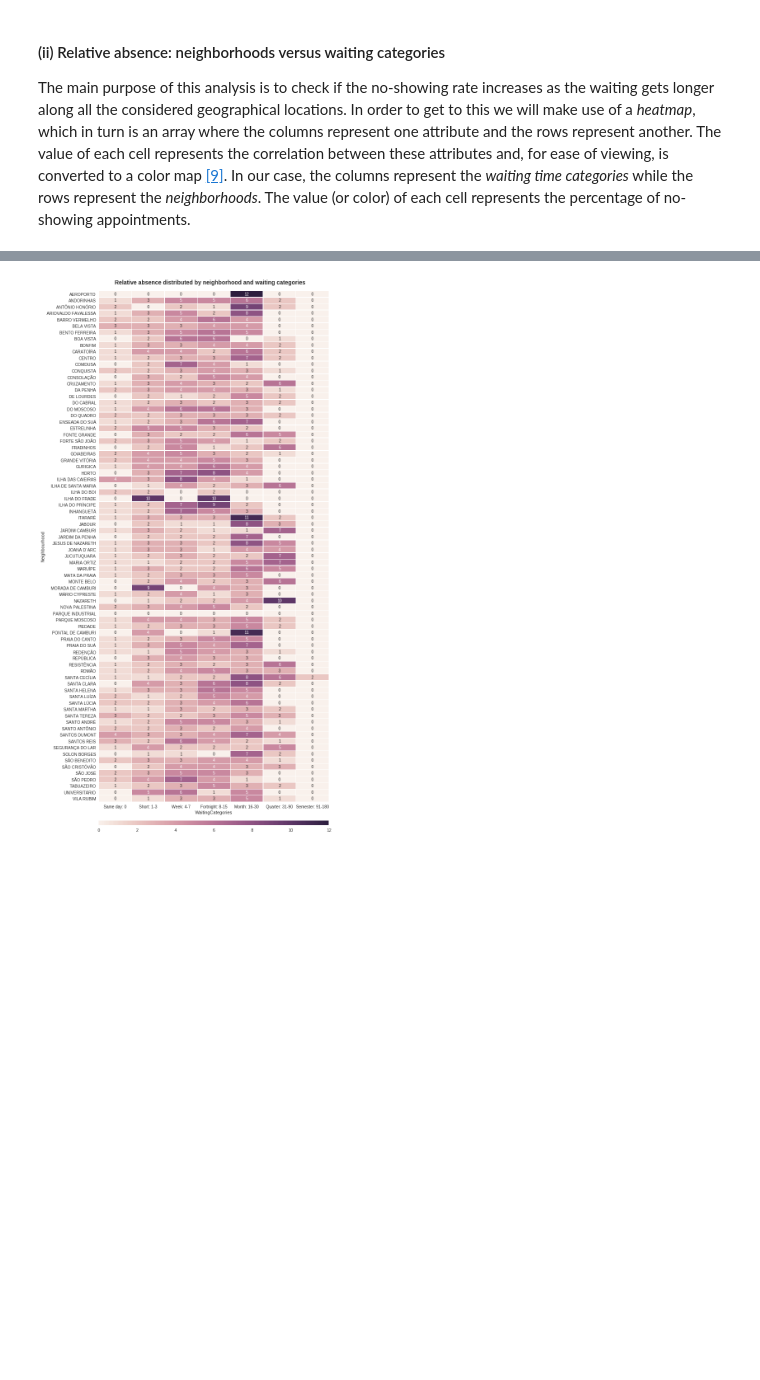
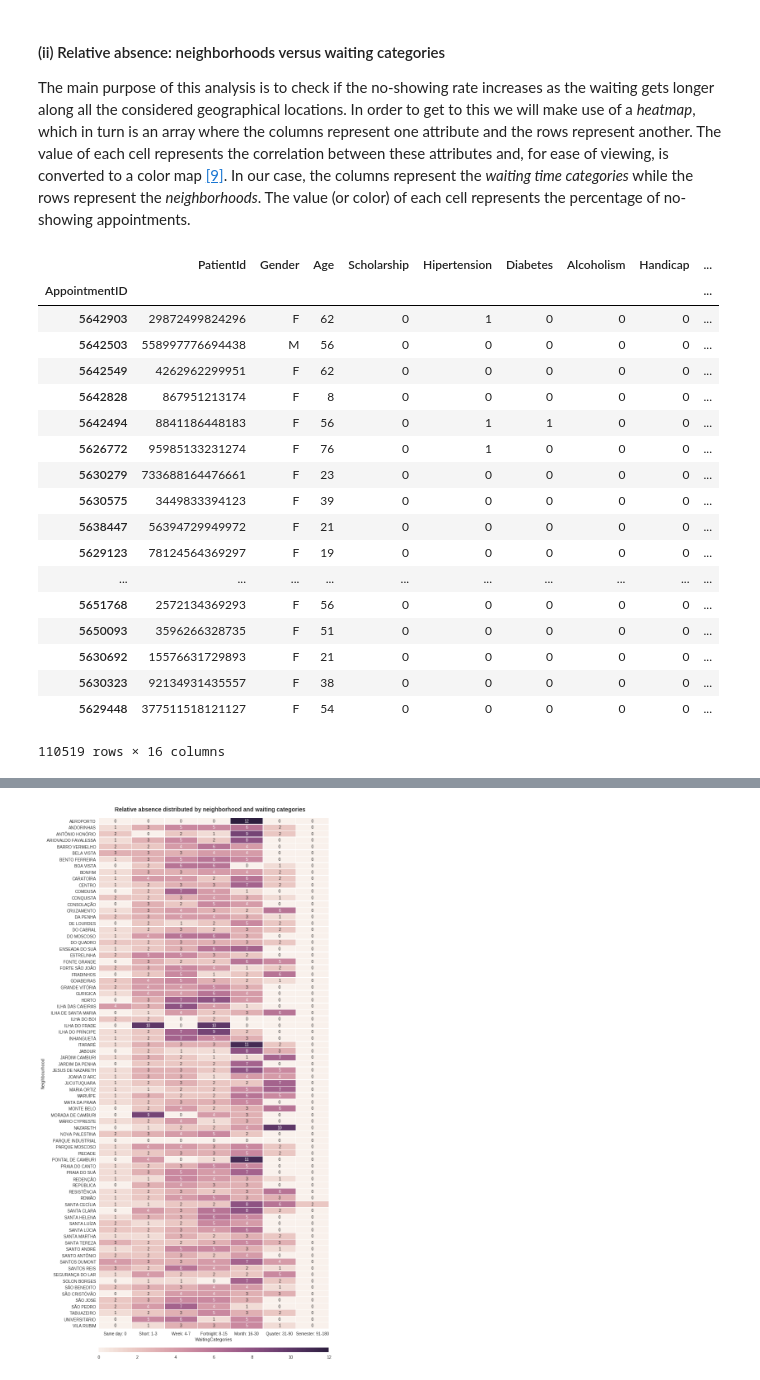
Before and after one commit to tbnsilveira/DAND-IntroDataAnalysis, a Jupyter notebook: tbnsilveira_Project01_InvestigateDataset.ipynb, the cells around one changed output, grey strips where cells are left out. Cells and saved outputs as stored; diff of their text form; code cells hidden in the pictures; blank space fills up the shorter version.

```diff
--- a/tbnsilveira_Project01_InvestigateDataset.ipynb
+++ b/tbnsilveira_Project01_InvestigateDataset.ipynb
@@ -879,6 +900,28 @@ From the analyzed data we found out that 80% of the appointments are attended to
 # %% [markdown]
 #### (ii) Relative absence: neighborhoods versus waiting categories
 The main purpose of this analysis is to check if the no-showing rate increases as the waiting gets longer along all the considered geographical locations. In order to get to this we will make use of a *heatmap*, which in turn is an array where the columns represent one attribute and the rows represent another. The value of each cell represents the correlation between these attributes and, for ease of viewing, is converted to a color map <a href="#[9]">[9]</a>. In our case, the columns represent the *waiting time categories* while the rows represent the *neighborhoods*. The value (or color) of each cell represents the percentage of no-showing appointments.
+# %%
+dataset
+# %% [output]
+|  | PatientId | Gender | Age | Scholarship | Hipertension | Diabetes | Alcoholism | Handicap | ... |
+| AppointmentID |  |  |  |  |  |  |  |  | ... |
+| 5642903 | 29872499824296 | F | 62 | 0 | 1 | 0 | 0 | 0 | ... |
+| 5642503 | 558997776694438 | M | 56 | 0 | 0 | 0 | 0 | 0 | ... |
+| 5642549 | 4262962299951 | F | 62 | 0 | 0 | 0 | 0 | 0 | ... |
+| 5642828 | 867951213174 | F | 8 | 0 | 0 | 0 | 0 | 0 | ... |
+| 5642494 | 8841186448183 | F | 56 | 0 | 1 | 1 | 0 | 0 | ... |
+| 5626772 | 95985133231274 | F | 76 | 0 | 1 | 0 | 0 | 0 | ... |
+| 5630279 | 733688164476661 | F | 23 | 0 | 0 | 0 | 0 | 0 | ... |
+| 5630575 | 3449833394123 | F | 39 | 0 | 0 | 0 | 0 | 0 | ... |
+| 5638447 | 56394729949972 | F | 21 | 0 | 0 | 0 | 0 | 0 | ... |
+| 5629123 | 78124564369297 | F | 19 | 0 | 0 | 0 | 0 | 0 | ... |
+| ... | ... | ... | ... | ... | ... | ... | ... | ... | ... |
+| 5651768 | 2572134369293 | F | 56 | 0 | 0 | 0 | 0 | 0 | ... |
+| 5650093 | 3596266328735 | F | 51 | 0 | 0 | 0 | 0 | 0 | ... |
+| 5630692 | 15576631729893 | F | 21 | 0 | 0 | 0 | 0 | 0 | ... |
+| 5630323 | 92134931435557 | F | 38 | 0 | 0 | 0 | 0 | 0 | ... |
+| 5629448 | 377511518121127 | F | 54 | 0 | 0 | 0 | 0 | 0 | ... |
+110519 rows × 16 columns
 # %%
 ## Using the pandas.groupby() method to produce a pivot table:
 neighbors_II = dataset.groupby(by=['Neighbourhood','No_show']).WaitingCategories.value_counts().sort_index()
```
Also changed, not shown: parts of 3 cells of this notebook, 1 other file.
